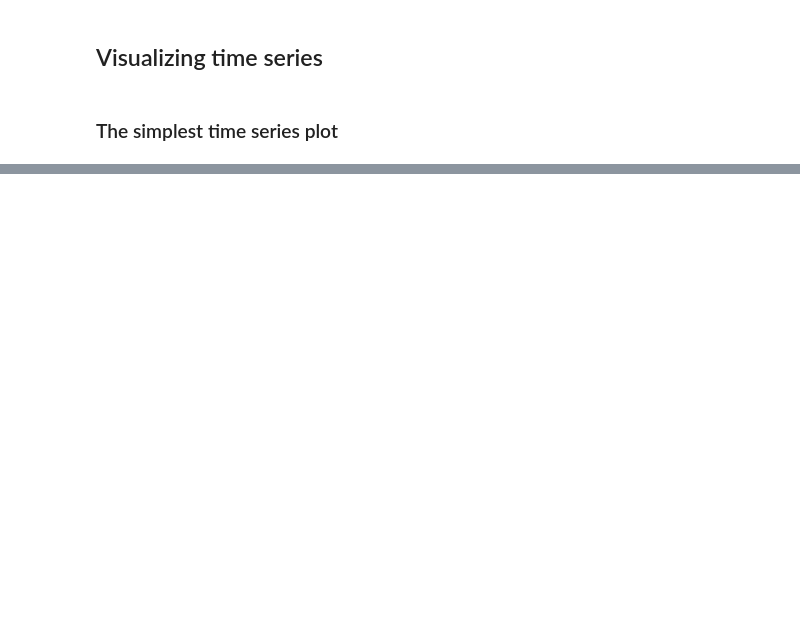
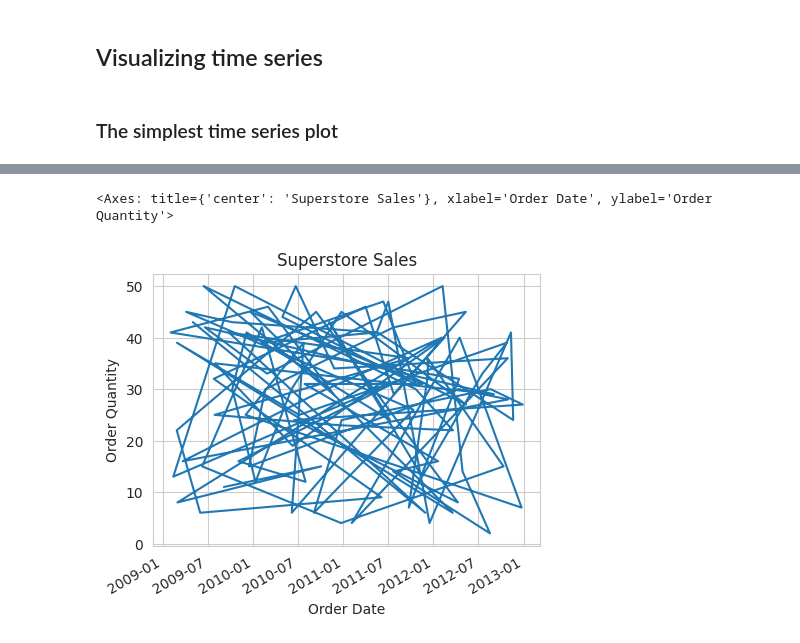
Before and after one commit to wanye71/Python-for-Data-Science-and-Machine-Learning, a Jupyter notebook: Data Visualization/Visualizing time series.ipynb, the cells around one changed output, grey strips where cells are left out. Saved outputs shown, nothing was run; the diff lists cells and outputs as text; code cells hidden in the pictures; blank space fills up the shorter version.

```diff
--- a/Data Visualization/Visualizing time series.ipynb
+++ b/Data Visualization/Visualizing time series.ipynb
@@ -136,0 +93,28 @@ store_df2['Order Quantity'].plot()
+# %%
+# Now, let's explore a smaller sample from the 'Superstore Sales' dataset
+# to get a closer look at the trends.
+
+# We're creating a smaller sample of 100 data points from the original
+# dataset to analyze. It's like selecting a handful of items from the
+# 'Superstore Sales' to examine more closely.
+df2 = df.sample(n=100, random_state=25, axis=0)
+
+# We're adding labels to the x-axis and y-axis to provide context for the
+# data displayed. It's like labeling the aisles and shelves in the
+# 'Superstore' to guide customers to the items they need.
+plt.xlabel('Order Date')
+plt.ylabel('Order Quantity')
+
+# We're setting the title of the plot to 'Superstore Sales' to give an
+# overview of what the visualization represents. It's like putting up a
+# signboard at the entrance of the 'Superstore' to inform customers about
+# the current promotions or highlights.
+plt.title('Superstore Sales')
+
+# We're plotting the 'Order Quantity' from the smaller sample dataset.
+# It's like examining the quantity of items purchased over time in a
+# specific department of the 'Superstore'.
+df2['Order Quantity'].plot()
+# %% [output]
+<Axes: title={'center': 'Superstore Sales'}, xlabel='Order Date', ylabel='Order Quantity'>
+[figure, added]
```
Also changed, not shown: parts of 9 cells of this notebook, 1 other file.
